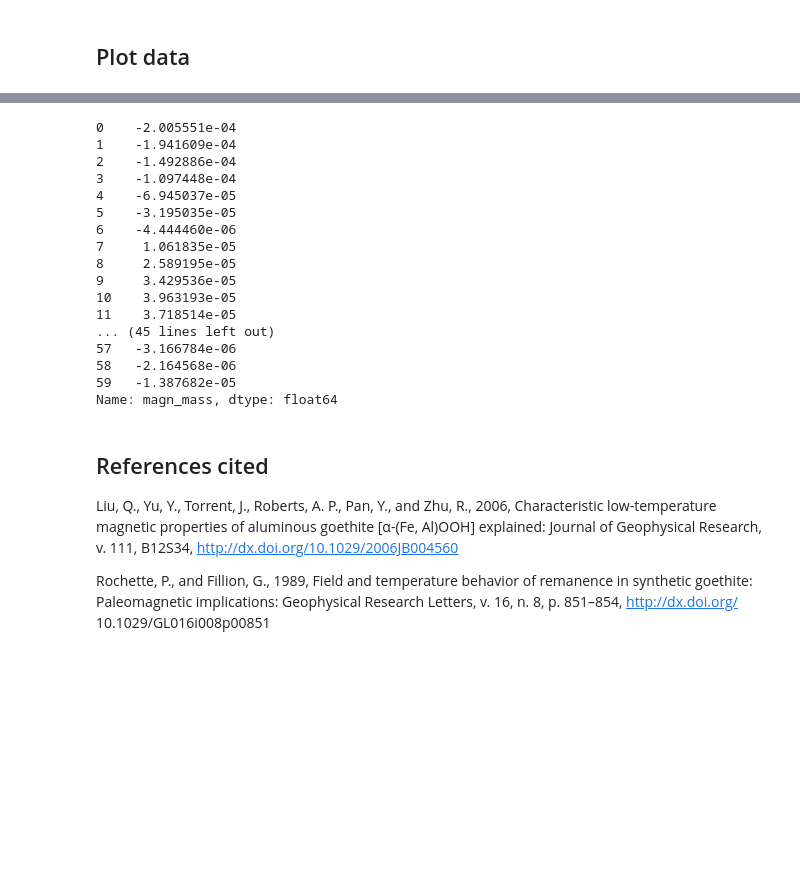
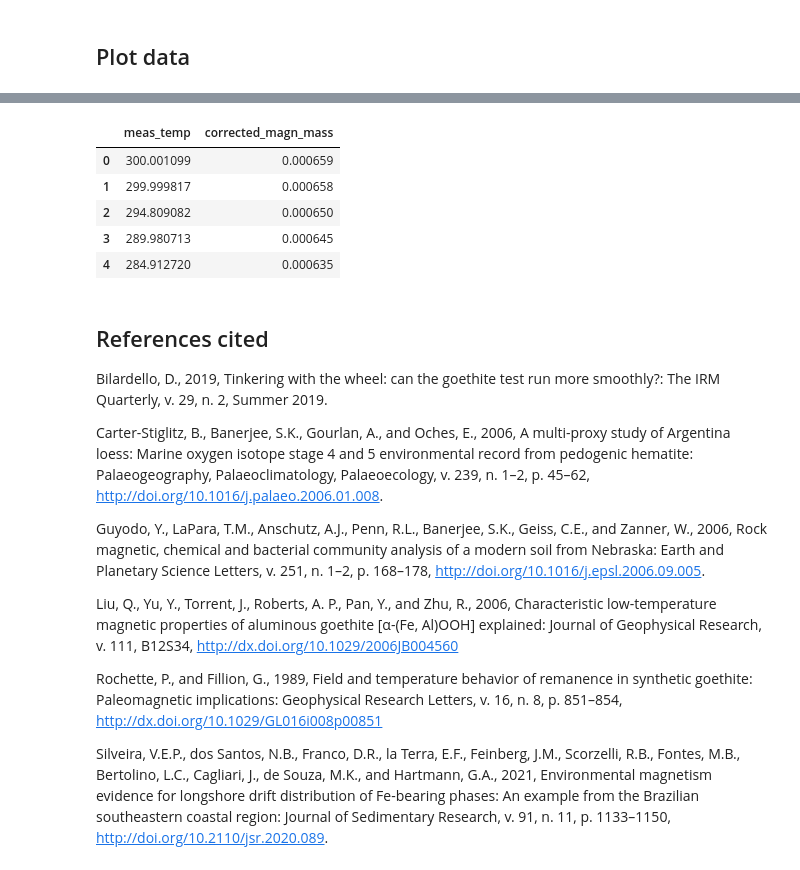
Before and after one commit to PmagPy/RockmagPy-notebooks, a Jupyter notebook: MPMS_goethite_fit.ipynb, the cells around one changed output, grey strips where cells are left out. Drawn from its saved outputs; the diff is of its cells as text; code cells hidden in the pictures; blank space fills up the shorter version.

```diff
--- a/MPMS_goethite_fit.ipynb
+++ b/MPMS_goethite_fit.ipynb
@@ -228,30 +138,26 @@ rtsirm_warm_mags_corrected, rtsirm_cool_mags_corrected = goethite_removal(rtsirm
-# %%
-rtsirm_warm_mags_corrected
-# %% [output]
-0    -2.005551e-04
-1    -1.941609e-04
-2    -1.492886e-04
-3    -1.097448e-04
-4    -6.945037e-05
-5    -3.195035e-05
-6    -4.444460e-06
-7     1.061835e-05
-8     2.589195e-05
-9     3.429536e-05
-10    3.963193e-05
-11    3.718514e-05
-... (45 lines left out)
-57   -3.166784e-06
-58   -2.164568e-06
-59   -1.387682e-05
-Name: magn_mass, dtype: float64
+# %%
+rtsirm_cool_adjusted.head()
+# %% [output]
+|  | meas_temp | corrected_magn_mass |
+| 0 | 300.001099 | 0.000659 |
+| 1 | 299.999817 | 0.000658 |
+| 2 | 294.809082 | 0.000650 |
+| 3 | 289.980713 | 0.000645 |
+| 4 | 284.912720 | 0.000635 |
 # %% [markdown]
 ## References cited
+
+Bilardello, D., 2019, Tinkering with the wheel: can the goethite test run more smoothly?: The IRM Quarterly, v. 29, n. 2, Summer 2019.
+
+Carter-Stiglitz, B., Banerjee, S.K., Gourlan, A., and Oches, E., 2006, A multi-proxy study of Argentina loess: Marine oxygen isotope stage 4 and 5 environmental record from pedogenic hematite: Palaeogeography, Palaeoclimatology, Palaeoecology, v. 239, n. 1–2, p. 45–62, http://doi.org/10.1016/j.palaeo.2006.01.008.
+
+Guyodo, Y., LaPara, T.M., Anschutz, A.J., Penn, R.L., Banerjee, S.K., Geiss, C.E., and Zanner, W., 2006, Rock magnetic, chemical and bacterial community analysis of a modern soil from Nebraska: Earth and Planetary Science Letters, v. 251, n. 1–2, p. 168–178, http://doi.org/10.1016/j.epsl.2006.09.005.
 
 Liu, Q., Yu, Y., Torrent, J., Roberts, A. P., Pan, Y., and Zhu, R., 2006, Characteristic low-temperature magnetic
 properties of aluminous goethite [α-(Fe, Al)OOH] explained: Journal of Geophysical Research, v. 111,
 B12S34, http://dx.doi.org/10.1029/2006JB004560
 
 Rochette, P., and Fillion, G., 1989, Field and temperature behavior of remanence in synthetic goethite:
-Paleomagnetic implications: Geophysical Research Letters, v. 16, n. 8, p. 851–854, http://dx.doi.org/
-10.1029/GL016i008p00851
+Paleomagnetic implications: Geophysical Research Letters, v. 16, n. 8, p. 851–854, http://dx.doi.org/10.1029/GL016i008p00851
+
+Silveira, V.E.P., dos Santos, N.B., Franco, D.R., la Terra, E.F., Feinberg, J.M., Scorzelli, R.B., Fontes, M.B., Bertolino, L.C., Cagliari, J., de Souza, M.K., and Hartmann, G.A., 2021, Environmental magnetism evidence for longshore drift distribution of Fe-bearing phases: An example from the Brazilian southeastern coastal region: Journal of Sedimentary Research, v. 91, n. 11, p. 1133–1150, http://doi.org/10.2110/jsr.2020.089.
```
Also changed, not shown: parts of 12 cells of this notebook.
